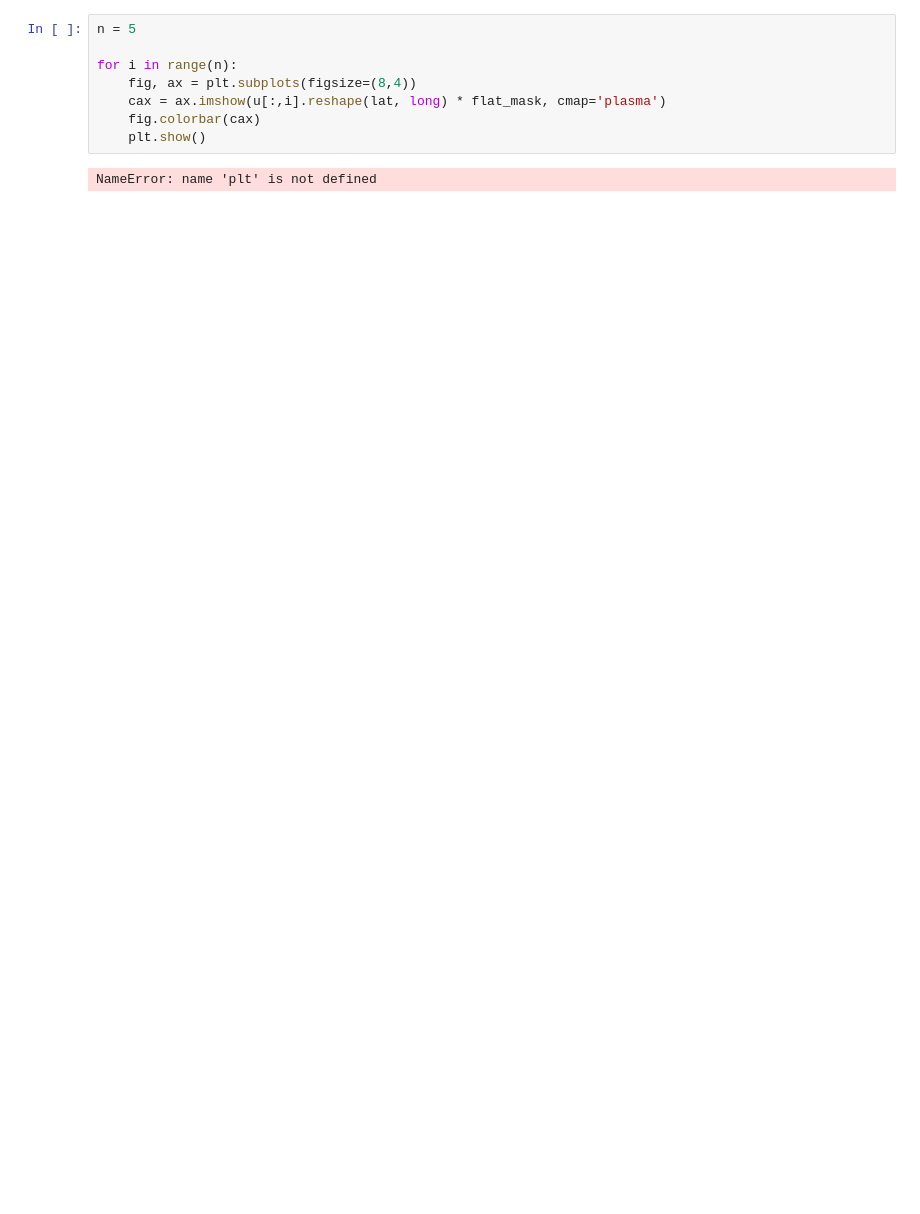
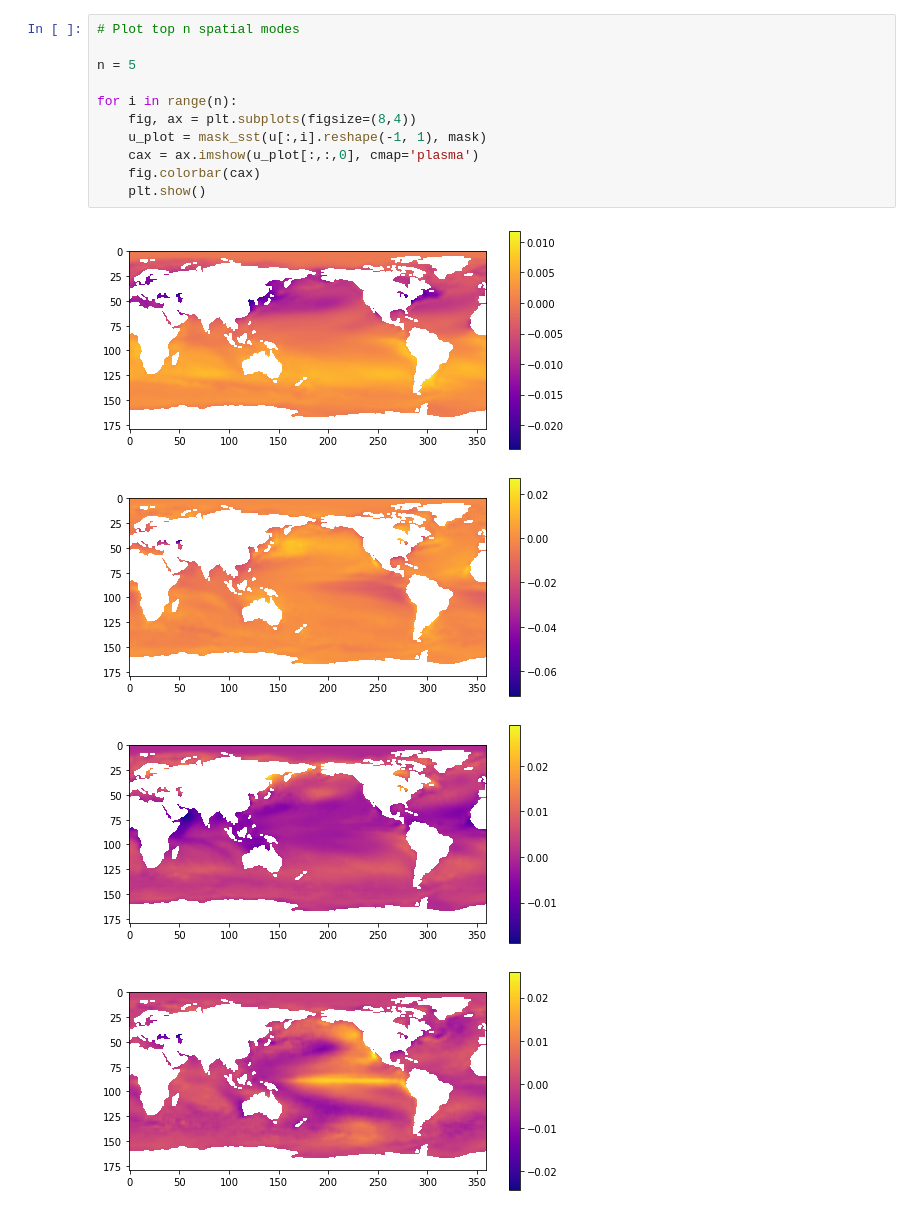
Before and after one commit to stefanpate/DDSE, a Jupyter notebook: sst.ipynb, the cells around one changed output. Saved outputs shown, nothing was run; the diff lists cells and outputs as text; blank space fills up the shorter version.

```diff
--- a/sst.ipynb
+++ b/sst.ipynb
@@ -65,10 +102,16 @@ for i in range(100, r, 50):
 # %%
+# Plot top n spatial modes
+
 n = 5
 
 for i in range(n):
     fig, ax = plt.subplots(figsize=(8,4))
-    cax = ax.imshow(u[:,i].reshape(lat, long) * flat_mask, cmap='plasma')
+    u_plot = mask_sst(u[:,i].reshape(-1, 1), mask)
+    cax = ax.imshow(u_plot[:,:,0], cmap='plasma')
     fig.colorbar(cax)
     plt.show()
 # %% [output]
-NameError: name 'plt' is not defined
+[figure, added]
+[figure, added]
+[figure, added]
+[figure, added]
```
Also changed, not shown: parts of 21 cells of this notebook, 10 other files.
